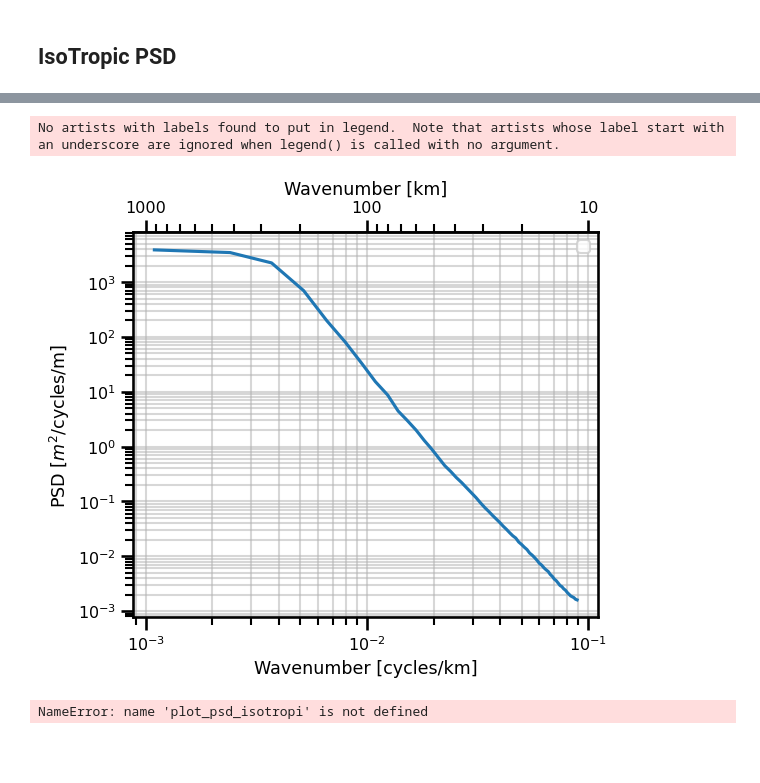
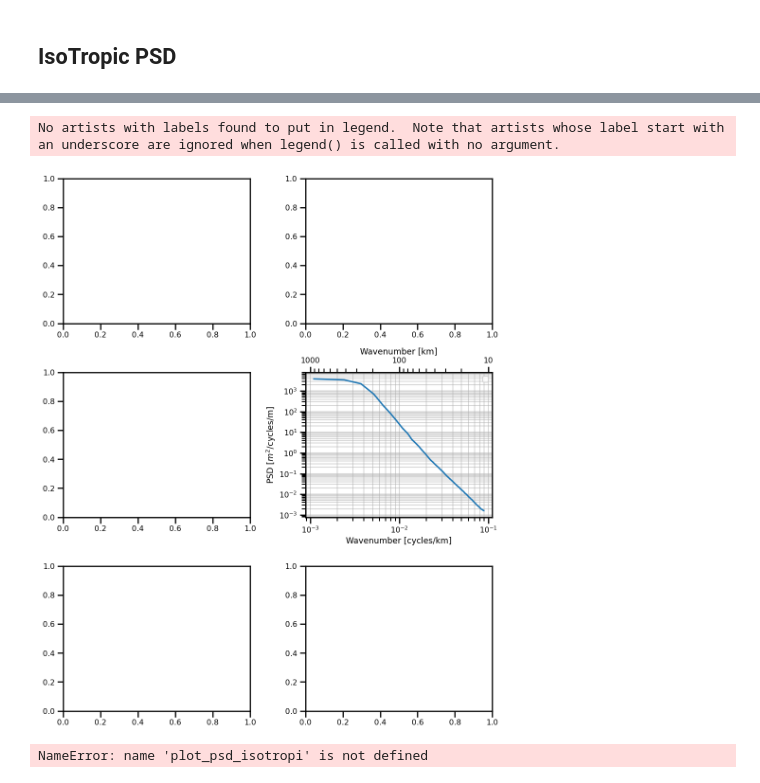
Before and after one commit to jejjohnson/jejeqx, a Jupyter notebook: notebooks/dev/ssh/spectral_analysis.ipynb, the cells around one changed output, grey strips where cells are left out. Cells and saved outputs as stored; diff of their text form; code cells hidden in the pictures; blank space fills up the shorter version.

```diff
--- a/notebooks/dev/ssh/spectral_analysis.ipynb
+++ b/notebooks/dev/ssh/spectral_analysis.ipynb
@@ -238,5 +235,7 @@ def time_rescale(ds: xr.Dataset, freq_dt: int=1, freq_unit: str="D"):
 # %%
-out_ds = latlon_deg2m(ds)
-out_ds = time_rescale(out_ds, 1, "D")
-out_ds
+from jejeqx._src.transforms.xarray.grid import latlon_deg2m, time_rescale
+
+ds_psd_natl60 = latlon_deg2m(ds_natl60, mean=True)
+ds_psd_natl60 = time_rescale(ds_psd_natl60, 1, "D")
+ds_psd_natl60
 # %% [output]
@@ -344,12 +413,17 @@ from jejeqx._src.viz.xarray.psd import (
 # %%
 
 scale = "km"
 units = "$m^{2}$/cycles/m"
-plot_psd_isotropic(ds_psd_avg, units=units, scale=scale)
+fig, ax = plt.subplots(ncols=2, nrows=3, figsize=(10,12))
+
+ax[1,1] = plot_psd_isotropic(ds_psd_avg, units=units, scale=scale, ax=ax[1,1])
+
+
+plt.tight_layout()
 plt.show()
 # %% [output]
 No artists with labels found to put in legend.  Note that artists whose label start with an underscore are ignored when legend() is called with no argument.
-[figure, old version]
+[figure, new version]
 # %%
 plot_psd_isotropi
 # %% [output]
```
Also changed, not shown: parts of 19 cells of this notebook, 6 other files.
